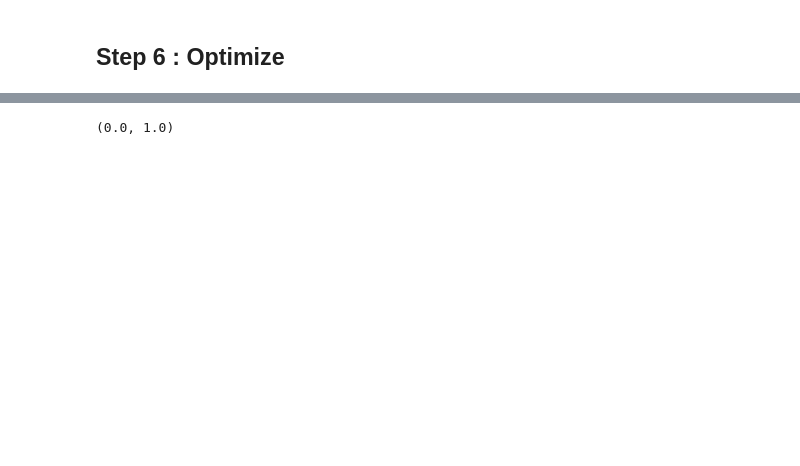
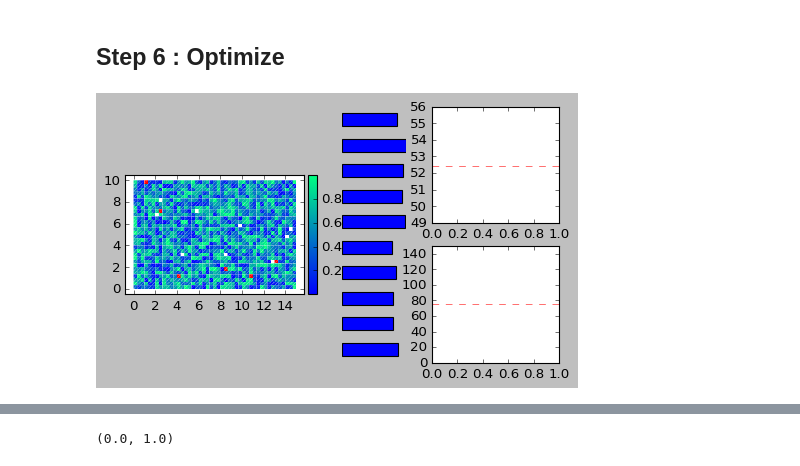
Before and after one commit to dewloosh/SigmaEpsilon, a Jupyter notebook: examples/topopt/membrane_oc_simp_single.ipynb, the cells around one changed output, grey strips where cells are left out. Cells and saved outputs as stored; diff of their text form; code cells hidden in the pictures; blank space fills up the shorter version.

```diff
--- a/examples/topopt/membrane_oc_simp_single.ipynb
+++ b/examples/topopt/membrane_oc_simp_single.ipynb
@@ -189,13 +199,13 @@ from matplotlib import gridspec
 import matplotlib as mpl
 from IPython.display import display, clear_output
 
-fig = plt.figure(figsize=(10, 4))  # in inches
-#fig.patch.set_facecolor('white')
+fig = plt.figure(figsize=(7, 4))  # in inches
+# fig.patch.set_facecolor('white')
 gs = gridspec.GridSpec(2, 3, width_ratios=[6, 2, 4])
 
 uz = structure.mesh.pointdata.dofsol[loadindex, 1].min()
 nCell = structure.mesh.number_of_cells()
-history = {'comp' : [], 'vol' : [], 'x' : []}
+history = {'comp': [], 'vol': [], 'x': []}
 history['comp'].append(2*uz*Fz)
 history['x'].append(np.random.rand(nCell))
 history['vol'].append(Lx*Ly)
@@ -225,7 +235,7 @@ cmaplist = [cmap(i) for i in range(cmap.N)]
 # force the first color entry to be grey
 #cmaplist[0] = (.5, .5, .5, 1.0)
 #cmaplist[-1] = (1., 0., 0., 1.0)
-#cmaplist.reverse()
+# cmaplist.reverse()
 cmaplist[0] = (1., 1., 1., 1.0)
 cmaplist[-1] = (1., 0., 0., 1.0)
 
@@ -256,33 +266,37 @@ def callback_qt(i, comp, vol, dens):
         bar.set_width(h)
     ax2.plot(i, comp, marker='o', c='b', markersize='1')
     ax3.plot(i, vol, marker='*', c='g', markersize='1')
     ax2.set_xlim(0, i+1)
     ax3.set_xlim(0, i+1)
     *_, edata = Q4_to_T3(coords, topo, data=dens)
     trifield.set_array(edata)
     fig.canvas.draw()
     fig.canvas.flush_events()
 
+
 def callback_inline(i, comp, vol, dens):
     history['comp'].append(comp)
     history['vol'].append(vol)
     history['x'].append(dens)
     hist, _ = histogram(dens, nbins)
     hist = hist.astype(float)
     hist /= hist.max()
 
     ax1.cla()
     ax1.barh(bin_centers, hist, 0.5/nbins)
     ax2.plot(i, comp, marker='o', c='b', markersize='1')
     ax3.plot(i, vol, marker='*', c='g', markersize='1')
     ax4.cla()
     *_, edata = Q4_to_T3(coords, topo, data=dens)
     triplot(triobj, ax=ax4, data=edata, axis='off', lw=0.0,
             fig=fig, cmap=cmap)[0]
 
     display(fig)
     clear_output(wait=True)
     plt.pause(0.1)
+plt.savefig("simp_oc_membrane_opt.pdf")
+# %% [output]
+[figure, added]
 # %%
 structure.summary['linsolve', 'proc', 'time']
 # %% [output]
```
Also changed, not shown: parts of 20 cells of this notebook, 11 other files.
